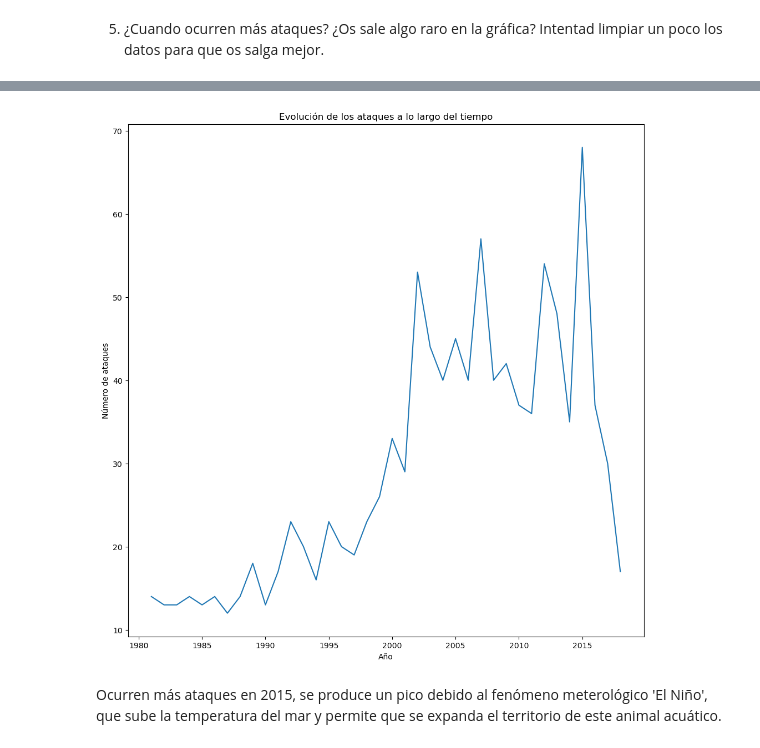
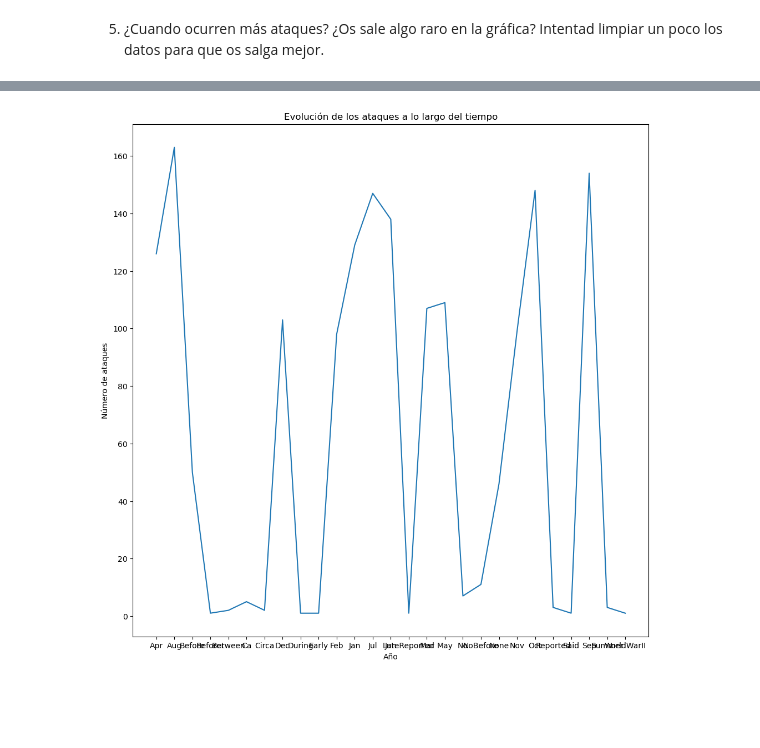
Before and after one commit to Adalab/DA-promoC-modulo2-sprint2-IreneVanna, a Jupyter notebook: EDA/EDA-III.ipynb, the cells around one changed output, grey strips where cells are left out. Drawn from its saved outputs; the diff is of its cells as text; code cells hidden in the pictures; blank space fills up the shorter version.

```diff
--- a/EDA/EDA-III.ipynb
+++ b/EDA/EDA-III.ipynb
@@ -143,0 +206,6 @@ plt.show()
+# %%
+df.loc[df['mes'].str.contains('Oct'), 'mes'] = 'Oct'
+# %%
+df.loc[df['mes'].str.contains('Nov'), 'mes'] = 'Nov'
+# %%
+df.loc[df['mes'].str.contains('Dec'), 'mes'] = 'Dec'
@@ -144,3 +228,3 @@ plt.show()
 # %%
-df_agrupado = df.groupby('year').count().reset_index() #Agrupamos por año
-df_agrupado = df_agrupado[df_agrupado['year'] > 1980] #Para que la gráfica sea más legible, mostramos a partir de 1980
+df_agrupado = df.groupby('mes').count().reset_index() #Agrupamos por año
+df_agrupado
@@ -147,14 +249,12 @@ df_agrupado = df_agrupado[df_agrupado['year'] > 1980] #Para que la gráfica sea
 # %%
-fig = sns.lineplot(x='year', y= 'country', data = df_agrupado)
+fig = sns.lineplot(x='mes', y= 'country', data = df_agrupado)
 
 # cambiamos el nombre de los ejes
 fig.set(xlabel='Año', ylabel = 'Número de ataques')
 
 # ponemos título a la gráfica
 fig.set_title('Evolución de los ataques a lo largo del tiempo')
 
 plt.show()
 # %% [output]
-[figure, old version]
+[figure, new version]
-# %% [markdown]
-Ocurren más ataques en 2015, se produce un pico debido al fenómeno meterológico 'El Niño', que sube la temperatura del mar y permite que se expanda el territorio de este animal acuático.
```
Also changed, not shown: parts of 29 cells of this notebook, 1 other file.
